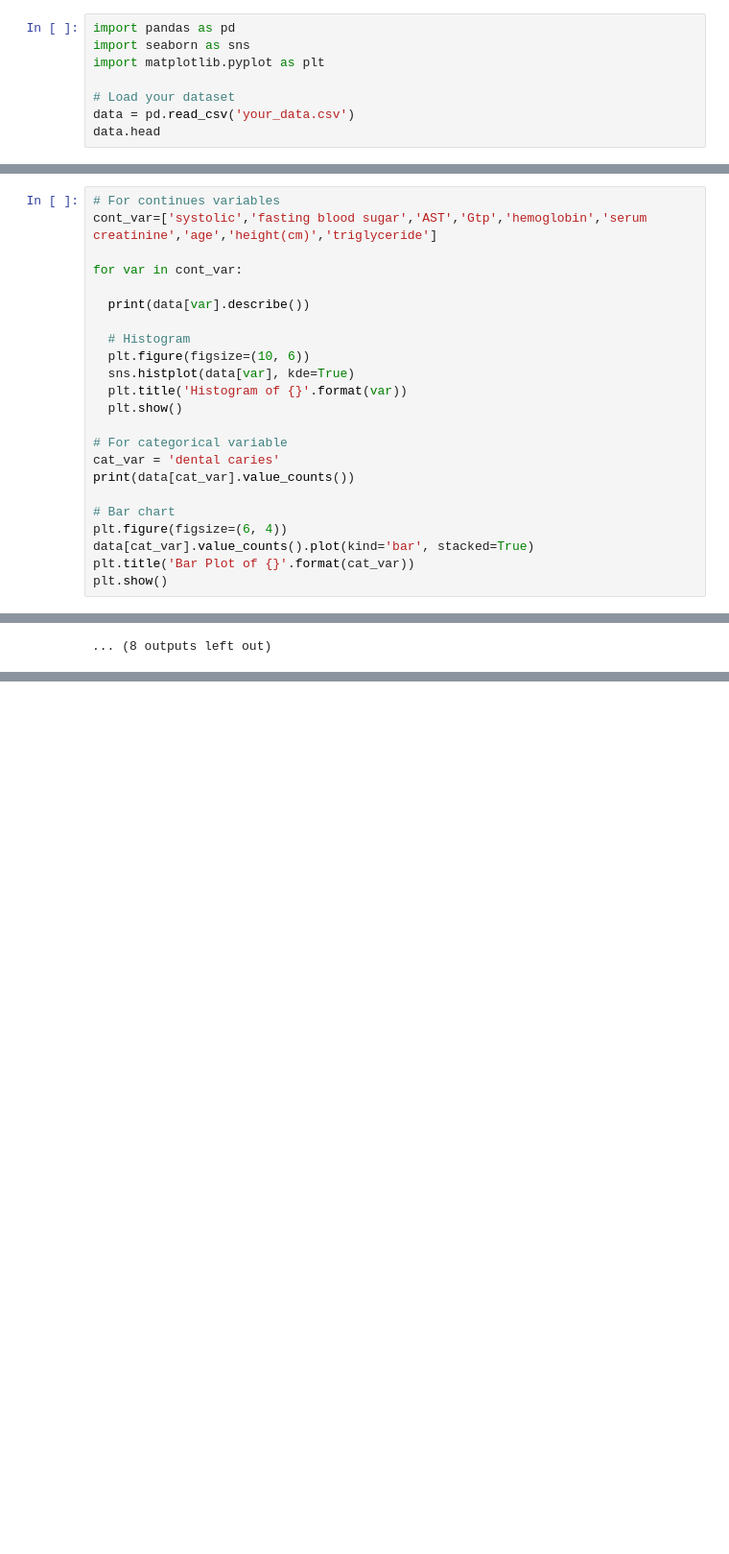
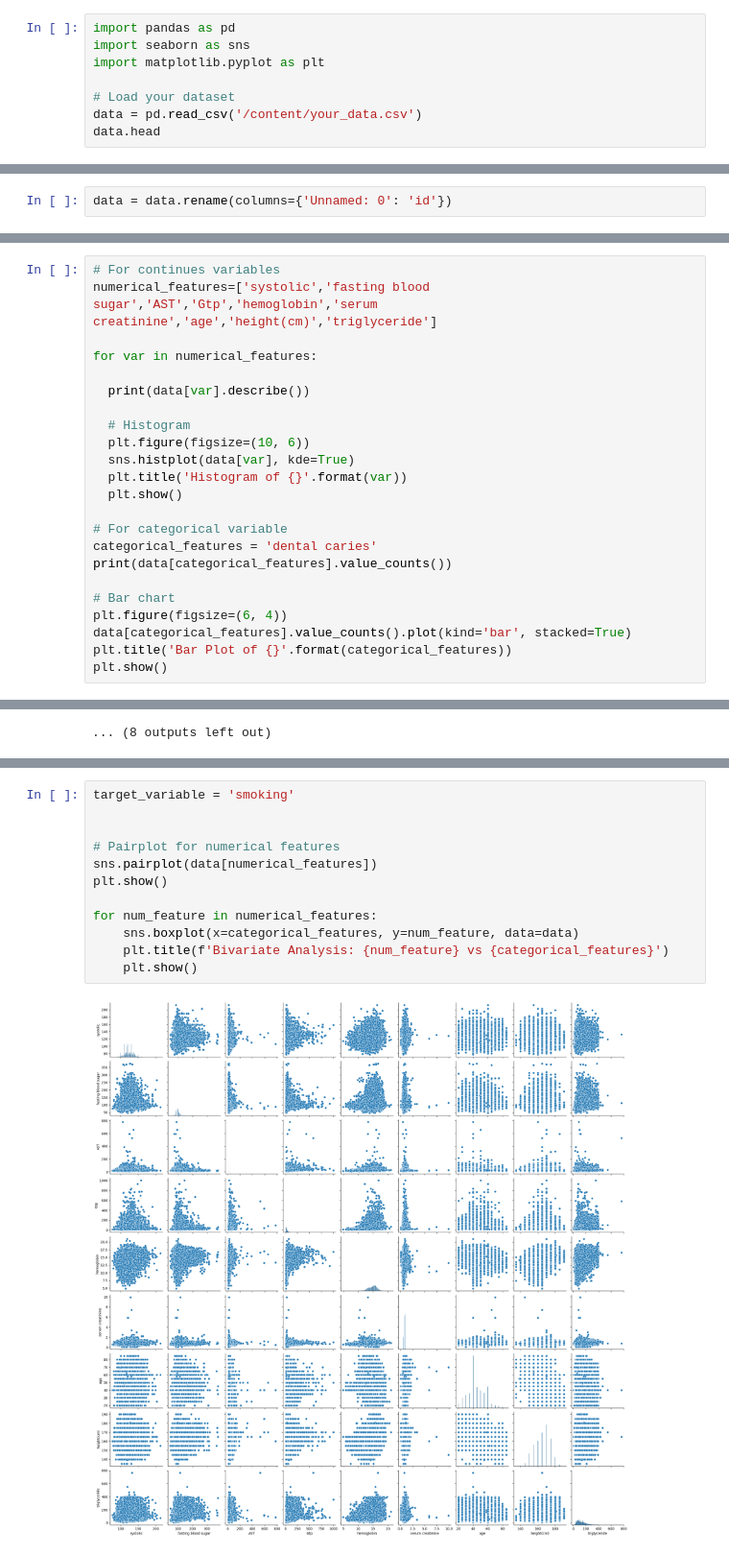
Before and after one commit to Asser146/ML-Assignments, a Jupyter notebook: Assignment3_Bagging_Boosting/ML_Assignment_3.ipynb, the cells around one changed output, grey strips where cells are left out. Shown at 96% size. Drawn from its saved outputs; the diff is of its cells as text; blank space fills up the shorter version.

Commit message:
Bivariate Analysis Added

```diff
--- a/Assignment3_Bagging_Boosting/ML_Assignment_3.ipynb
+++ b/Assignment3_Bagging_Boosting/ML_Assignment_3.ipynb
@@ -6,7 +4,7 @@ import seaborn as sns
 import matplotlib.pyplot as plt
 
 # Load your dataset
-data = pd.read_csv('your_data.csv')
+data = pd.read_csv('/content/your_data.csv')
 data.head
 # %% [output]
 <bound method NDFrame.head of         Unnamed: 0  systolic  fasting blood sugar  AST  dental caries  Gtp  \
@@ -26,3 +24,5 @@ data.head
 159255        14.0               0.8   40         145            87        0
 
 [159256 rows x 12 columns]>
+# %%
+data = data.rename(columns={'Unnamed: 0': 'id'})
@@ -29,8 +53,8 @@ data.head
 # %%
 # For continues variables
-cont_var=['systolic','fasting blood sugar','AST','Gtp','hemoglobin','serum creatinine','age','height(cm)','triglyceride']
+numerical_features=['systolic','fasting blood sugar','AST','Gtp','hemoglobin','serum creatinine','age','height(cm)','triglyceride']
 
-for var in cont_var:
+for var in numerical_features:
 
   print(data[var].describe())
 
@@ -41,13 +65,13 @@ for var in cont_var:
   plt.show()
 
 # For categorical variable
-cat_var = 'dental caries'
-print(data[cat_var].value_counts())
+categorical_features = 'dental caries'
+print(data[categorical_features].value_counts())
 
 # Bar chart
 plt.figure(figsize=(6, 4))
-data[cat_var].value_counts().plot(kind='bar', stacked=True)
-plt.title('Bar Plot of {}'.format(cat_var))
+data[categorical_features].value_counts().plot(kind='bar', stacked=True)
+plt.title('Bar Plot of {}'.format(categorical_features))
 plt.show()
 # %% [output]
 count    159256.000000
@@ -113,0 +140,14 @@ Name: serum creatinine, dtype: float64
+# %%
+target_variable = 'smoking'
+
+
+# Pairplot for numerical features
+sns.pairplot(data[numerical_features])
+plt.show()
+
+for num_feature in numerical_features:
+    sns.boxplot(x=categorical_features, y=num_feature, data=data)
+    plt.title(f'Bivariate Analysis: {num_feature} vs {categorical_features}')
+    plt.show()
+# %% [output]
+[figure, added]
```
Also changed, not shown: parts of 6 cells of this notebook, 1 other file.
